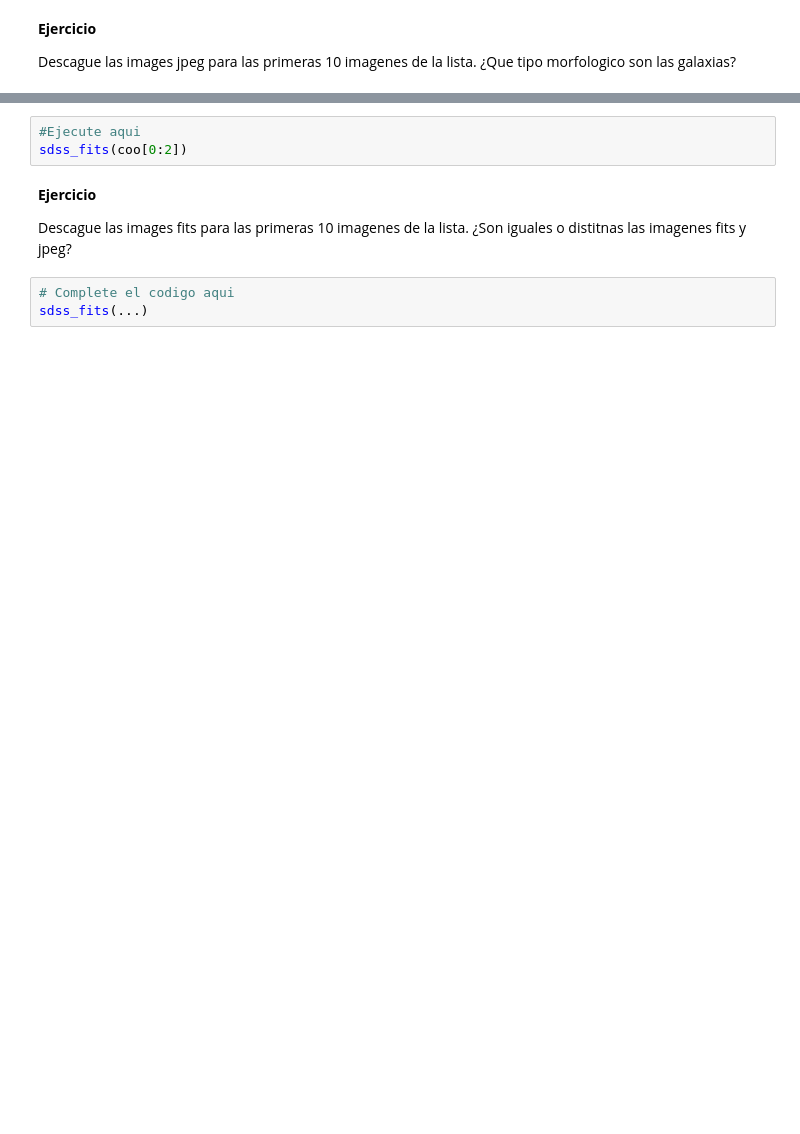
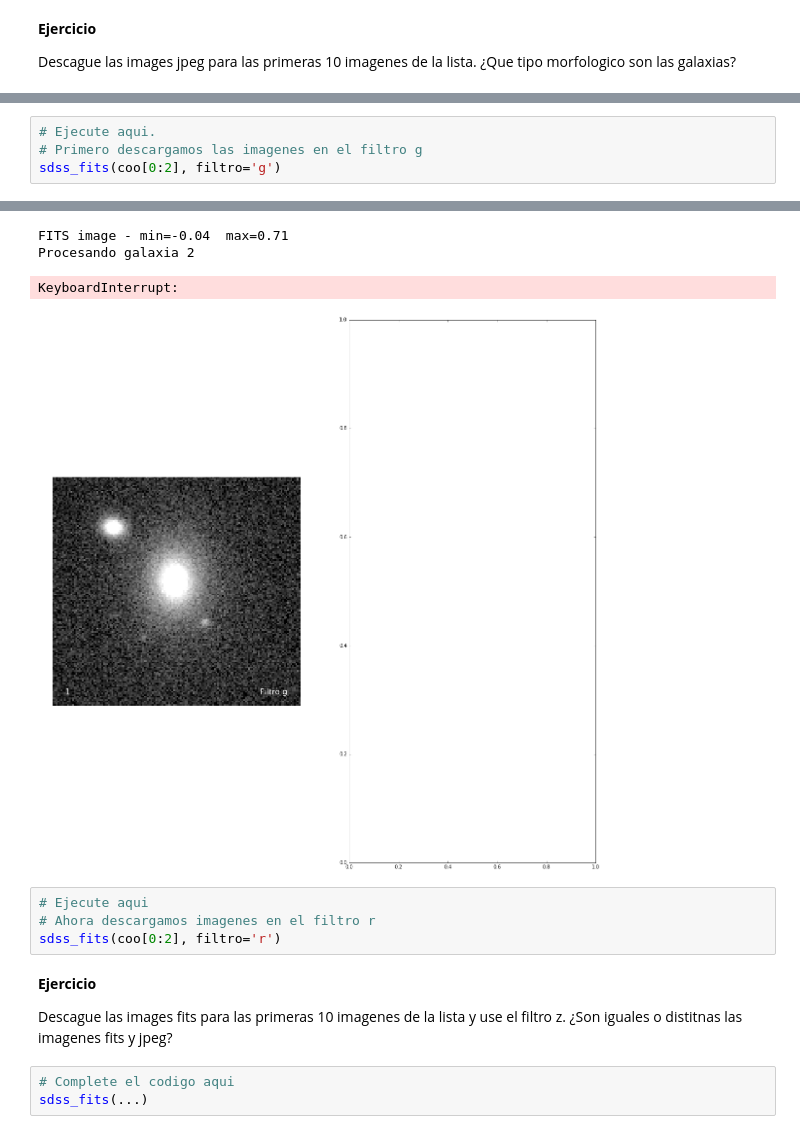
Before and after one commit to rpmunoz/PentaUC, a Jupyter notebook: Astronomia era informacion/Pautas talleres/Taller 9 - Fotometria, imagenes y espectros del SDSS.ipynb, the cells around one changed output, grey strips where cells are left out. Cells and saved outputs as stored; diff of their text form; blank space fills up the shorter version.

```diff
--- a/Astronomia era informacion/Pautas talleres/Taller 9 - Fotometria, imagenes y espectros del SDSS.ipynb
+++ b/Astronomia era informacion/Pautas talleres/Taller 9 - Fotometria, imagenes y espectros del SDSS.ipynb
@@ -158,0 +181,5 @@ Usaremos la funcion sdss_fits para descargar las imagenes de las priemras dos ga
+# %%
+# Ejecute aqui.
+# Primero descargamos las imagenes en el filtro g
+sdss_fits(coo[0:2], filtro='g')
+# %% [output]
@@ -159,10 +190,15 @@ Usaremos la funcion sdss_fits para descargar las imagenes de las priemras dos ga
+FITS image - min=-0.04  max=0.71
+Procesando galaxia 2
+KeyboardInterrupt:
+[figure, added]
 # %%
-#Ejecute aqui
-sdss_fits(coo[0:2])
+# Ejecute aqui
+# Ahora descargamos imagenes en el filtro r
+sdss_fits(coo[0:2], filtro='r')
 # %% [markdown]
 **Ejercicio**
 
-Descague las images fits para las primeras 10 imagenes de la lista. ¿Son iguales o distitnas las imagenes fits y jpeg?
+Descague las images fits para las primeras 10 imagenes de la lista y use el filtro z. ¿Son iguales o distitnas las imagenes fits y jpeg?
 # %%
 # Complete el codigo aqui
 sdss_fits(...)
```
Also changed, not shown: parts of 23 cells of this notebook.
